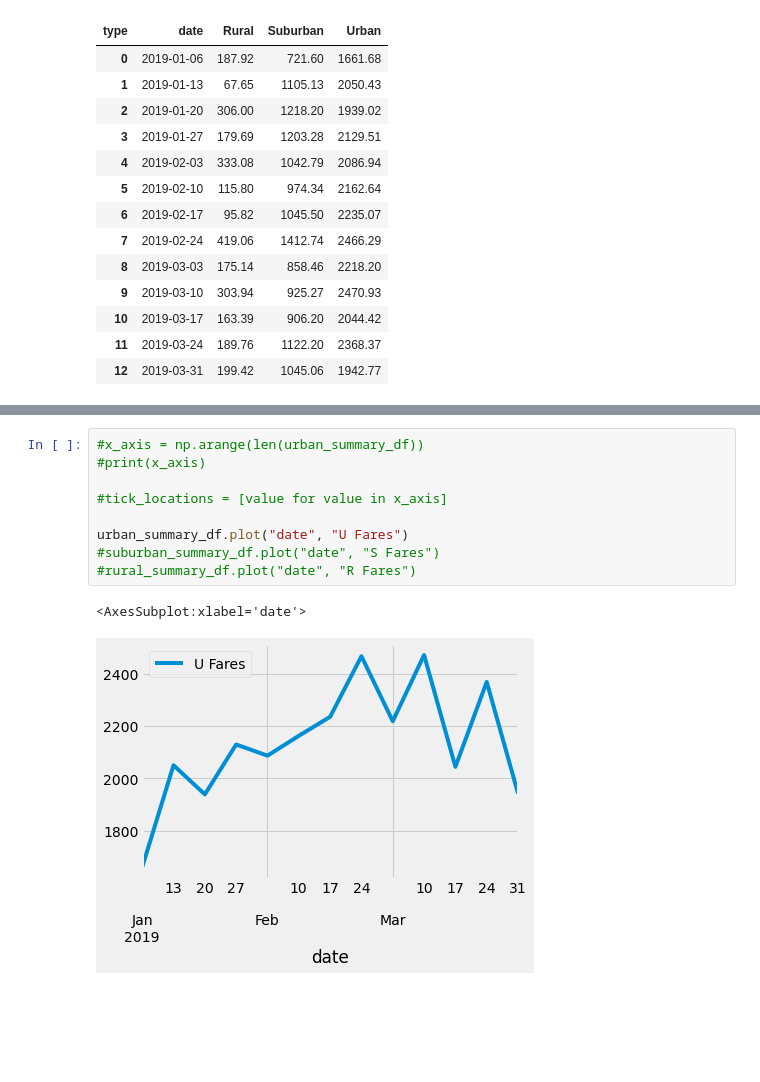
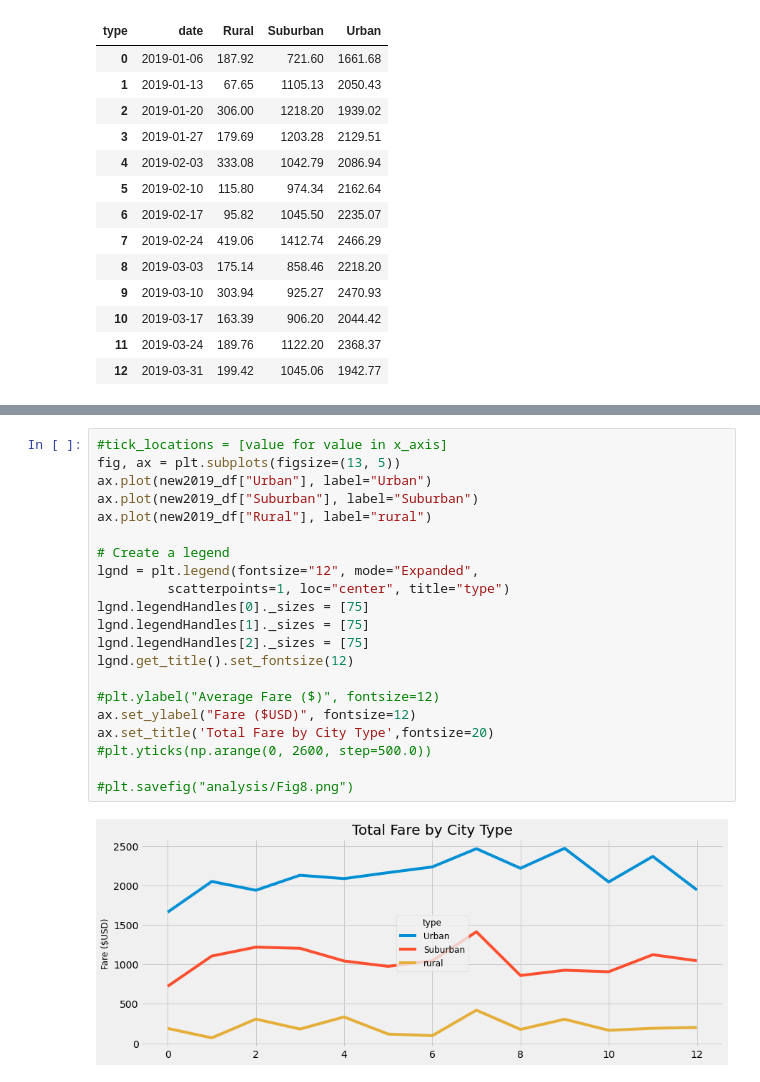
Before and after one commit to MarcelinGian/PyBer_Analysis, a Jupyter notebook: PyBer_Challenge.ipynb, the cells around one changed output, grey strips where cells are left out. Drawn from its saved outputs; the diff is of its cells as text; blank space fills up the shorter version.

```diff
--- a/PyBer_Challenge.ipynb
+++ b/PyBer_Challenge.ipynb
@@ -343,12 +292,23 @@ urban_summary_df
-# %%
-#x_axis = np.arange(len(urban_summary_df))
-#print(x_axis)
-
-#tick_locations = [value for value in x_axis]
-
-urban_summary_df.plot("date", "U Fares")
-#suburban_summary_df.plot("date", "S Fares")
-#rural_summary_df.plot("date", "R Fares")
-# %% [output]
-<AxesSubplot:xlabel='date'>
-[figure, removed]
+# %%
+#tick_locations = [value for value in x_axis]
+fig, ax = plt.subplots(figsize=(13, 5))
+ax.plot(new2019_df["Urban"], label="Urban")
+ax.plot(new2019_df["Suburban"], label="Suburban")
+ax.plot(new2019_df["Rural"], label="rural")
+
+# Create a legend
+lgnd = plt.legend(fontsize="12", mode="Expanded",
+         scatterpoints=1, loc="center", title="type")
+lgnd.legendHandles[0]._sizes = [75]
+lgnd.legendHandles[1]._sizes = [75]
+lgnd.legendHandles[2]._sizes = [75]
+lgnd.get_title().set_fontsize(12)
+
+#plt.ylabel("Average Fare ($)", fontsize=12)
+ax.set_ylabel("Fare ($USD)", fontsize=12)
+ax.set_title('Total Fare by City Type',fontsize=20)
+#plt.yticks(np.arange(0, 2600, step=500.0))
+
+#plt.savefig("analysis/Fig8.png")
+# %% [output]
+[figure, added]
```
Also changed, not shown: parts of 4 cells of this notebook.
